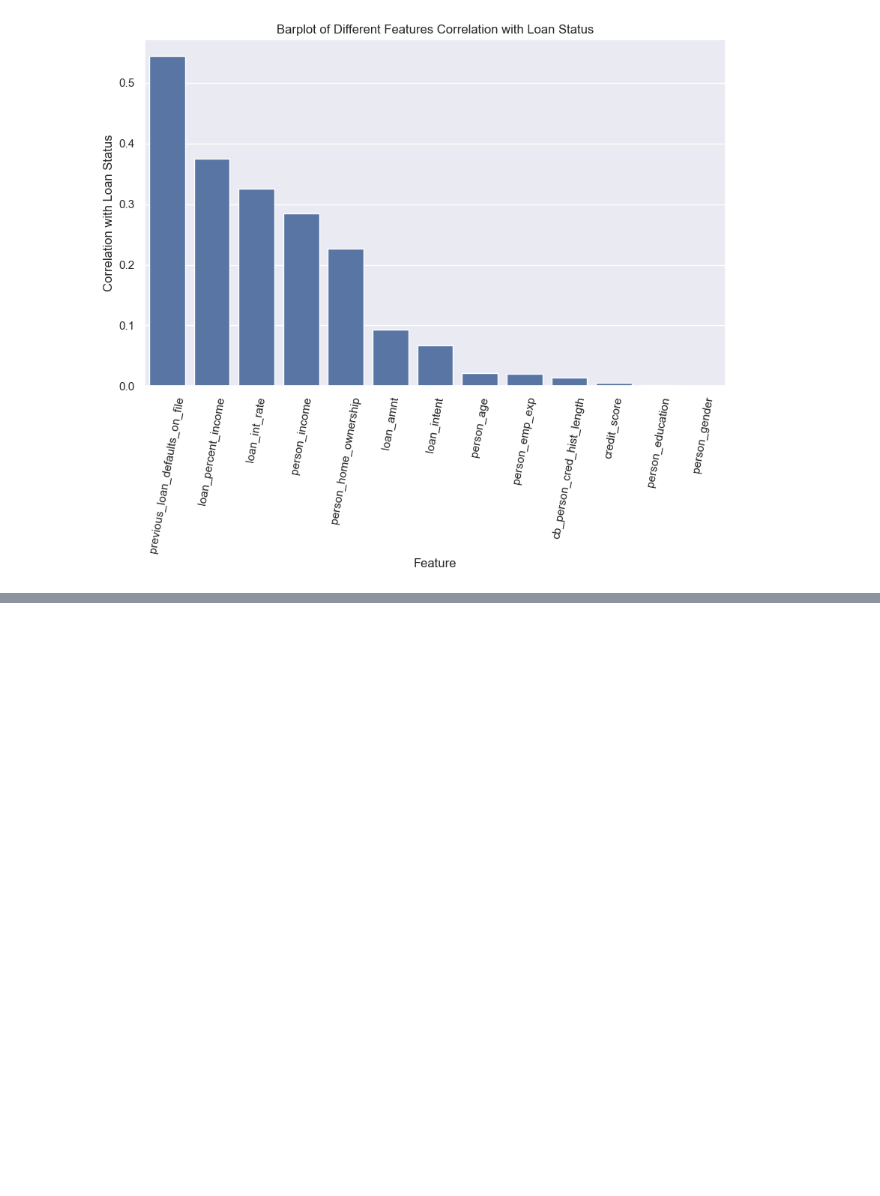
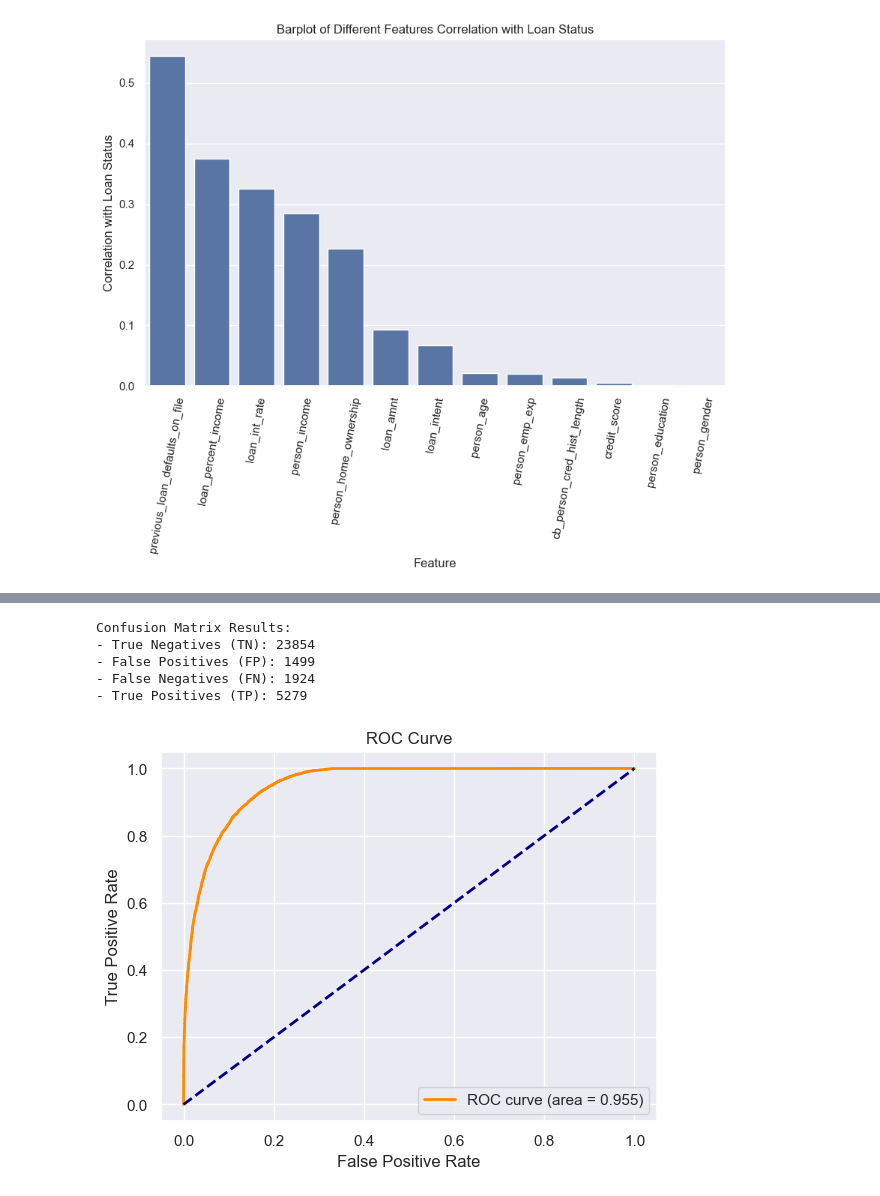
Before and after one commit to isaac-turk/Synchrony-Research-Presentation, a Jupyter notebook: loan_approval.ipynb, the cells around one changed output, grey strips where cells are left out. Saved outputs shown, nothing was run; the diff lists cells and outputs as text; code cells hidden in the pictures; blank space fills up the shorter version.

Commit message:
Continued with modeling

```diff
--- a/loan_approval.ipynb
+++ b/loan_approval.ipynb
@@ -226,7 +219,0 @@ scaled_data = scaler.fit_transform(df[['loan_percent_income', 'loan_int_rate', '
-# %%
-# Apply KMeans
-from sklearn.cluster import KMeans
-
-# Apply KMeans clustering
-kmeans = KMeans(n_clusters=3, n_init = "auto", random_state=22)
-df['cluster'] = kmeans.fit_predict(scaled_data)
@@ -254,4 +221,4 @@ plt.show()
 # Split our data into training and test sets while stratifying for loan_status
 from sklearn.model_selection import train_test_split
 
-df_train, df_test = train_test_split(df.drop('cluster', axis=1), train_size=0.2, stratify=df['loan_status'], random_state=22)
+df_train, df_test = train_test_split(df, train_size=0.2, stratify=df['loan_status'], random_state=22)
@@ -297,0 +262,9 @@ quasi-separation. In this case some parameters will not be identified.
+# %%
+# Calculate pseudo-R^2 and AUC for our model
+from sklearn.metrics import roc_auc_score
+
+prsquared = log_model.prsquared
+auc = roc_auc_score(y_true=df_train['loan_status'], y_score=log_model.predict(df_train))
+print(f"Model Performance Metrics:")
+print(f"- Pseudo R-squared: {prsquared:.3f}")
+print(f"- AUC (Area Under the Curve): {auc:.3f}")
@@ -297,0 +275,5 @@ quasi-separation. In this case some parameters will not be identified.
+# %%
+# Apply a classfication threshold of 0.5 on our predictions
+df_test['phat'] = log_model.predict(df_test)
+df_test['yhat'] = 1 * (df_test['phat'] >= 0.5)
+df_test.head()
@@ -297,0 +287,33 @@ quasi-separation. In this case some parameters will not be identified.
+# %%
+# Calculate our confusion matrix for our predictions
+from sklearn.metrics import confusion_matrix
+
+tn,fp,fn,tp = confusion_matrix(y_true=df_test['loan_status'], y_pred=df_test['yhat']).ravel()
+print("Confusion Matrix Results:")
+print(f"- True Negatives (TN): {tn}")
+print(f"- False Positives (FP): {fp}")
+print(f"- False Negatives (FN): {fn}")
+print(f"- True Positives (TP): {tp}")
+# %% [output]
+Confusion Matrix Results:
+- True Negatives (TN): 23854
+- False Positives (FP): 1499
+- False Negatives (FN): 1924
+- True Positives (TP): 5279
+# %%
+# Visualization of our roc_curve
+from sklearn.metrics import roc_curve
+
+fprs, tprs, thresholds = roc_curve(y_true=df_test['loan_status'], y_score=df_test['phat'])
+def plot_roc(fpr, tpr, auc, lw=2):
+    plt.plot(fpr, tpr, color='darkorange', lw=lw,
+             label='ROC curve (area = '+str(round(auc,3))+')')
+    plt.plot([0, 1], [0, 1], color='navy', lw=lw, linestyle='--')
+    plt.xlabel('False Positive Rate')
+    plt.ylabel('True Positive Rate')
+    plt.title('ROC Curve')
+    plt.legend(loc="lower right")
+    plt.show()
+plot_roc(fprs, tprs, auc)
+# %% [output]
+[figure, added]
```
Also changed, not shown: parts of 28 cells of this notebook.
